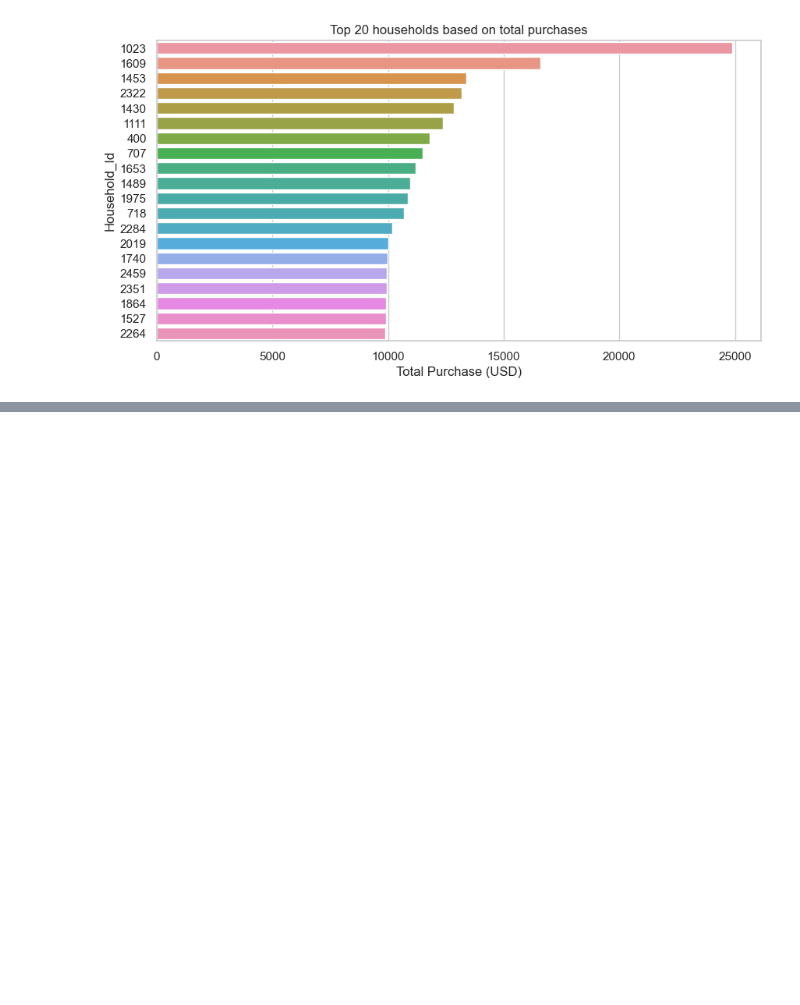
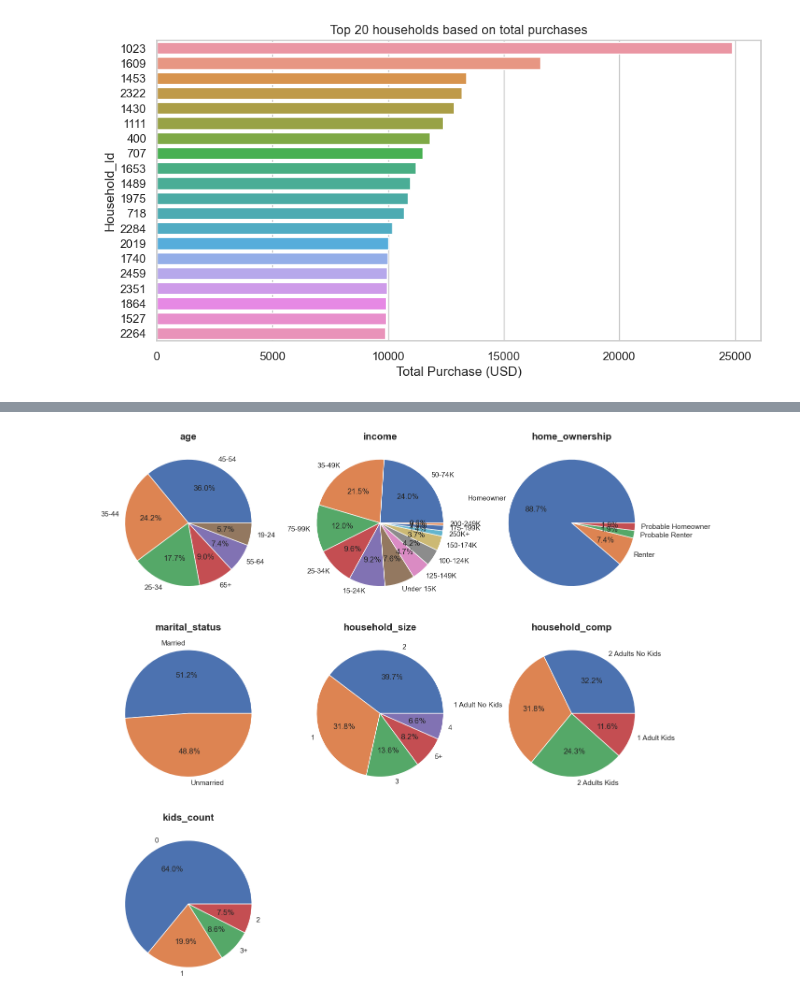
Before and after one commit to sriram333/DS-as-a-field-final-report---Kroger-data-analysis, a Jupyter notebook: final_project_report.ipynb, the cells around one changed output, grey strips where cells are left out. Cells and saved outputs as stored; diff of their text form; code cells hidden in the pictures; blank space fills up the shorter version.

Commit message:
Updated a visualisation

```diff
--- a/final_project_report.ipynb
+++ b/final_project_report.ipynb
@@ -365,0 +338,21 @@ Requirement already satisfied: tornado>=6.2 in c:\users\srira\anaconda3\lib\site
+# %%
+def pie_categorical(data):
+    #function to plot the histogram of categorical variables in pie graph
+    features = data.columns
+    #plot pie charts of categorical variables
+    fig_pie_cat = plt.figure(figsize=(15,15))
+    count = 1
+    #calculate dynamic numbers of subplot rows and columns
+    cols = int(np.ceil(np.sqrt(len(features))))
+    rows = int(np.ceil(len(features)/cols))
+    for i in features:
+        ax = fig_pie_cat.add_subplot(rows,cols,count)
+        data[i].value_counts().plot(kind="pie",autopct="%.1f%%",ax=ax)
+        plt.ylabel("")
+        plt.title(i,fontweight="bold",fontsize=15)
+        count += 1
+
+
+pie_categorical(demographics.drop("household_id",axis=1))
+# %% [output]
+[figure, added]
```
Also changed, not shown: parts of 15 cells of this notebook.
